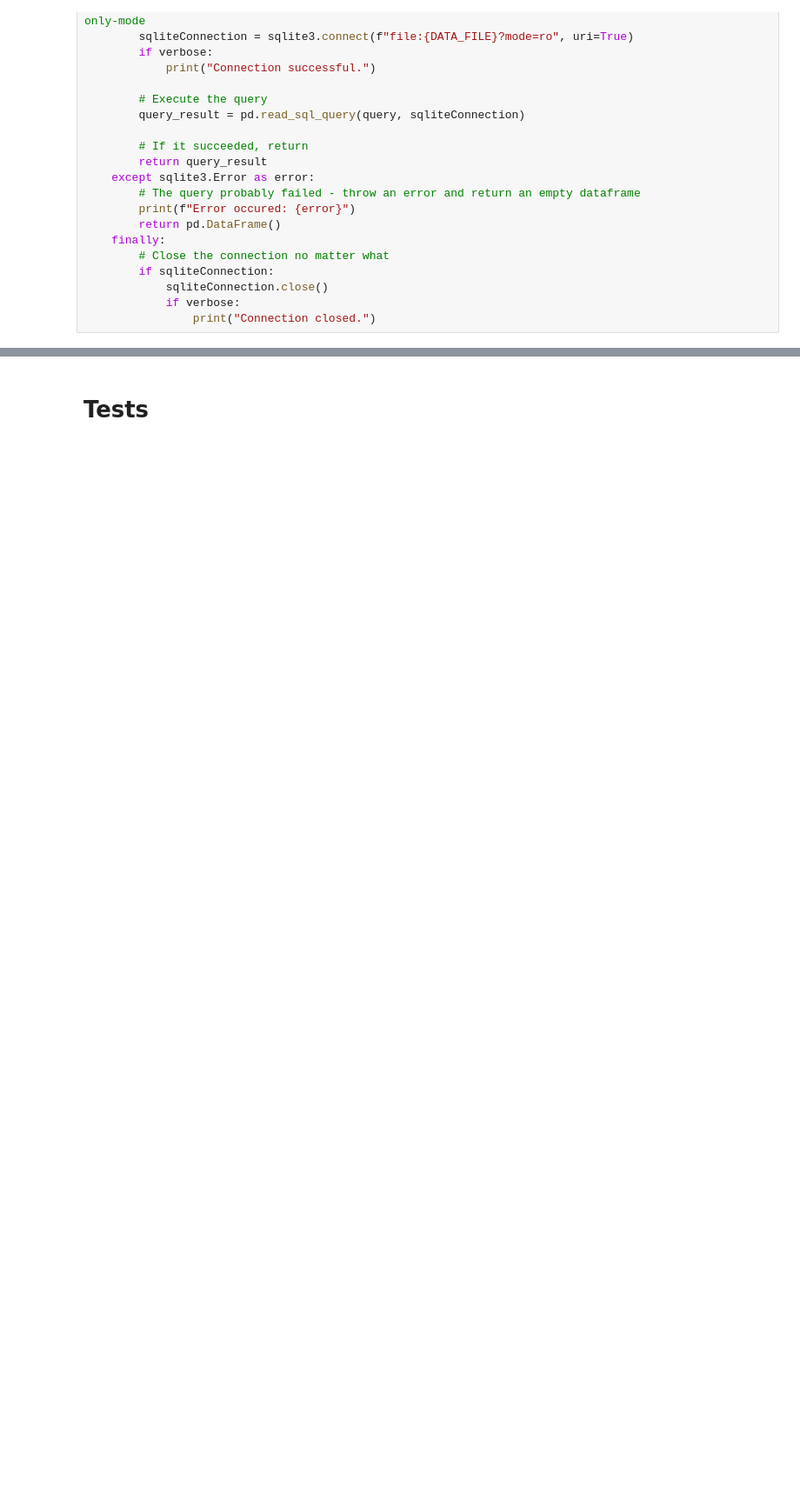
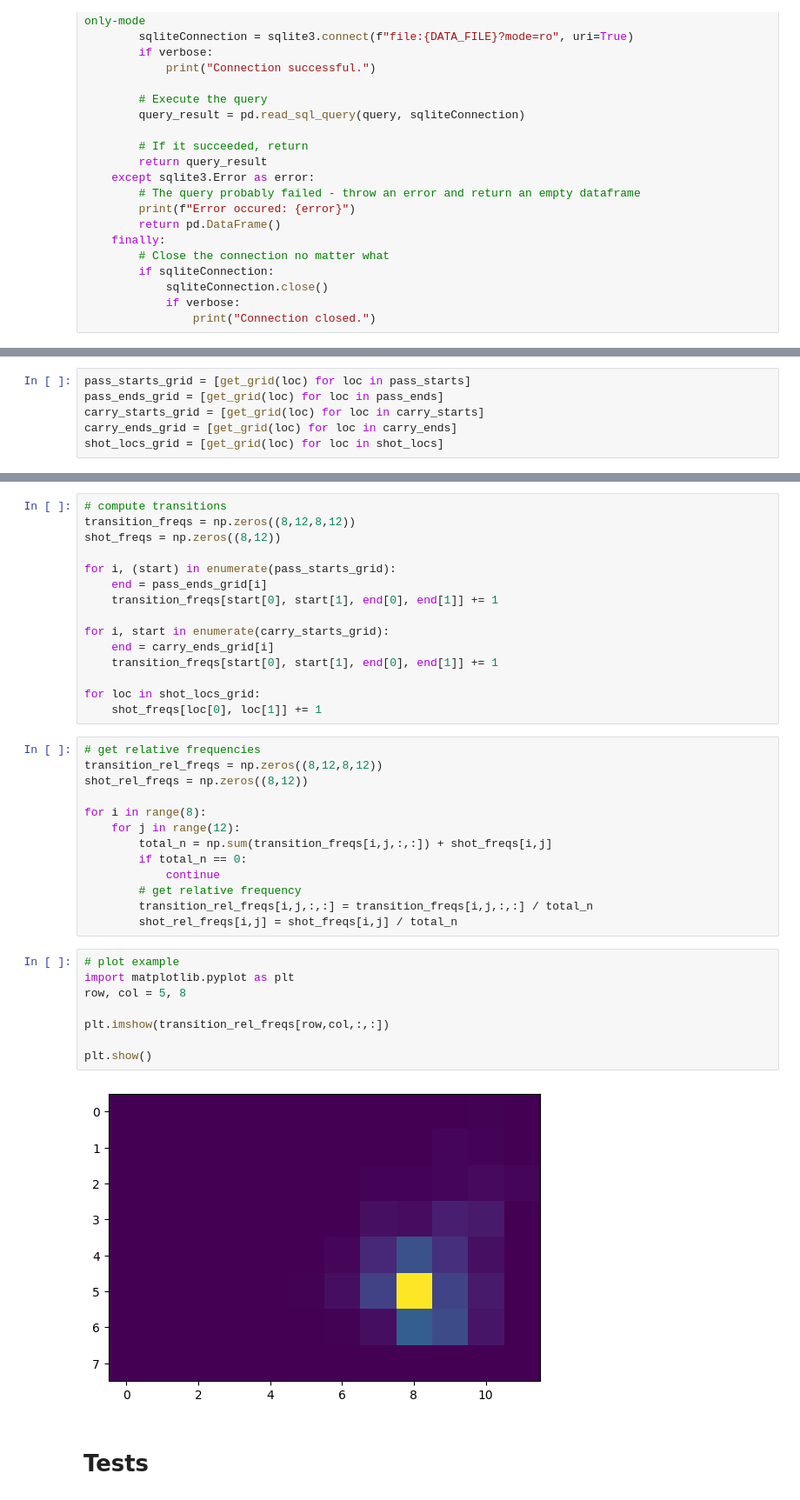
Before and after one commit to TrilemmaFoundation/UCI-MDS-F25-Soccer, a Jupyter notebook: notebooks/exploration.ipynb, the cells around one changed output, grey strips where cells are left out. Shown: that part at 87% size. Drawn from its saved outputs; the diff is of its cells as text; blank space fills up the shorter version.

```diff
--- a/notebooks/exploration.ipynb
+++ b/notebooks/exploration.ipynb
@@ -69,0 +158,6 @@ def execute_query(query:str, verbose=False):
+# %%
+pass_starts_grid = [get_grid(loc) for loc in pass_starts]
+pass_ends_grid = [get_grid(loc) for loc in pass_ends]
+carry_starts_grid = [get_grid(loc) for loc in carry_starts]
+carry_ends_grid = [get_grid(loc) for loc in carry_ends]
+shot_locs_grid = [get_grid(loc) for loc in shot_locs]
@@ -70,3 +168,41 @@ def execute_query(query:str, verbose=False):
+# %%
+# compute transitions
+transition_freqs = np.zeros((8,12,8,12))
+shot_freqs = np.zeros((8,12))
+
+for i, (start) in enumerate(pass_starts_grid):
+    end = pass_ends_grid[i]
+    transition_freqs[start[0], start[1], end[0], end[1]] += 1
+
+for i, start in enumerate(carry_starts_grid):
+    end = carry_ends_grid[i]
+    transition_freqs[start[0], start[1], end[0], end[1]] += 1
+
+for loc in shot_locs_grid:
+    shot_freqs[loc[0], loc[1]] += 1
+# %%
+# get relative frequencies
+transition_rel_freqs = np.zeros((8,12,8,12))
+shot_rel_freqs = np.zeros((8,12))
+
+for i in range(8):
+    for j in range(12):
+        total_n = np.sum(transition_freqs[i,j,:,:]) + shot_freqs[i,j]
+        if total_n == 0:
+            continue
+        # get relative frequency
+        transition_rel_freqs[i,j,:,:] = transition_freqs[i,j,:,:] / total_n
+        shot_rel_freqs[i,j] = shot_freqs[i,j] / total_n
+# %%
+# plot example
+import matplotlib.pyplot as plt
+row, col = 5, 8
+
+plt.imshow(transition_rel_freqs[row,col,:,:])
+
+plt.show()
+# %% [output]
+[figure, added]
 # %% [markdown]
 # Tests
 # %%
```
Also changed, not shown: parts of 5 cells of this notebook, 3 other files.
